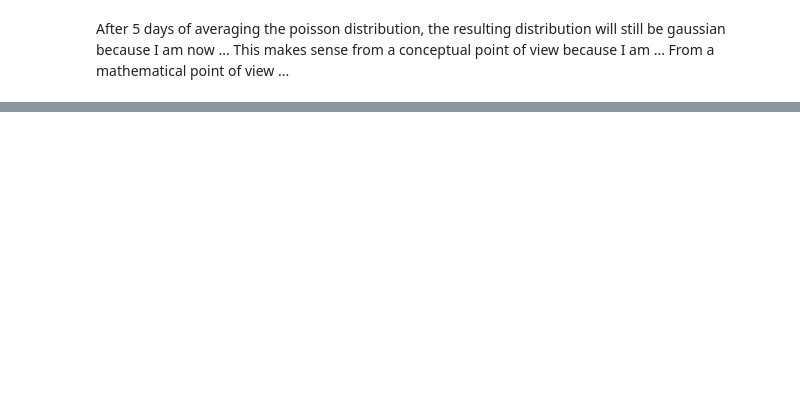
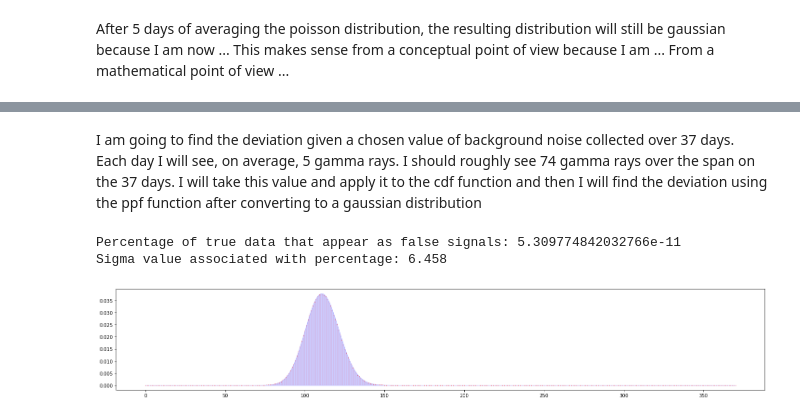
Before and after one commit to MikePhen12/Phys_434_portfolio, a Jupyter notebook: Lab_2.ipynb, the cells around one changed output, grey strips where cells are left out. Drawn from its saved outputs; the diff is of its cells as text; code cells hidden in the pictures; blank space fills up the shorter version.

```diff
--- a/Lab_2.ipynb
+++ b/Lab_2.ipynb
@@ -63,0 +109,27 @@ After 5 days of averaging the poisson distribution, the resulting distribution w
+# %% [markdown]
+I am going to find the deviation given a chosen value of background noise collected over 37 days. Each day I will see, on average, 5 gamma rays. I should roughly see 74 gamma rays over the span on the 37 days. I will take this value and apply it to the cdf function and then I will find the deviation using the ppf function after converting to a gaussian distribution
+# %%
+fig, (ax) = plt.subplots(1, 1, figsize = (25,4))
+err_data = stats.poisson.pmf(x, avg_cosmic_background, offset)
+x = np.linspace(0, 10, 11)
+
+days = 37
+
+y1 = np.convolve(err_data, err_data)
+for i in range(2, days):
+    y1 = np.convolve(y1, err_data)
+
+x_new = np.linspace(0, 10*days, 10*days+1)
+ax.plot(x_new, y1, 'ro', lw=0, ms=10/days, label = f'{days} days')
+ax.vlines(x_new, 0, y1, colors='r', lw=5/days, alpha=1)
+ax.fill_between(x_new, stats.poisson.pmf(x_new, avg_cosmic_background*days, offset), color = 'b', linewidth = 1, alpha = .2)
+
+prob = 1 - stats.poisson.cdf(5*37, avg_cosmic_background*days, offset)
+z_val = stats.norm.ppf(1-(prob))
+
+print(f'Percentage of true data that appear as false signals: {prob}')
+print(f'Sigma value associated with percentage: {z_val:.3f}')
+# %% [output]
+Percentage of true data that appear as false signals: 5.309774842032766e-11
+Sigma value associated with percentage: 6.458
+[figure, added]
```
Also changed, not shown: parts of 6 cells of this notebook.
